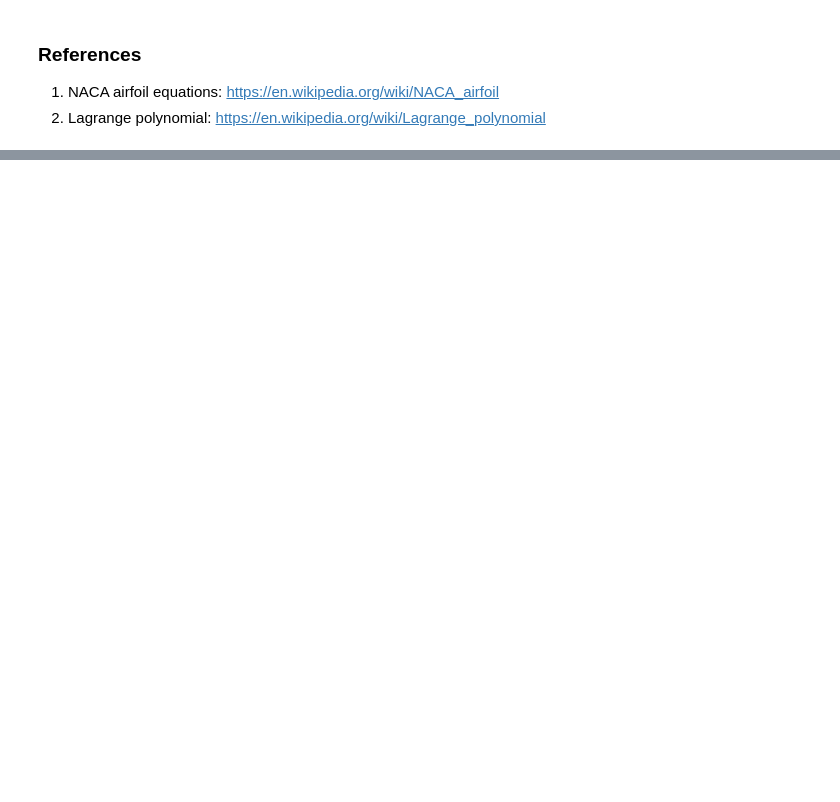
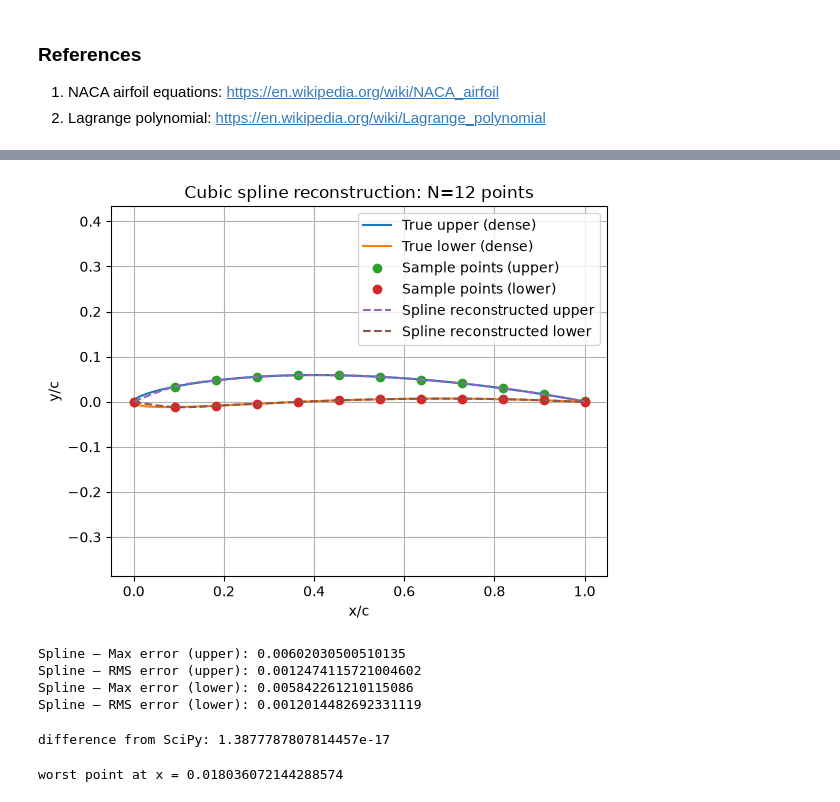
Before and after one commit to Aathi2165/AE801_2026, a Jupyter notebook: interpolation/Atharva_Patil_interpolation.ipynb, the cells around one changed output, grey strips where cells are left out. Cells and saved outputs as stored; diff of their text form; code cells hidden in the pictures; blank space fills up the shorter version.

Commit message:
Added cubic spline

```diff
--- a/interpolation/Atharva_Patil_interpolation.ipynb
+++ b/interpolation/Atharva_Patil_interpolation.ipynb
@@ -326,0 +394,62 @@ RMS_error_lower_cos=0.0009043542006386653
+# %%
+xtrue, yutrue, yltrue, yctrue = naca_4digit(m, p, t, n=500)
+x, yu, yl, yc = naca_4digit(m, p, t, n=12)
+
+
+M_upper = cubic_spline_M(x, yu)
+M_lower = cubic_spline_M(x, yl)
+# %%
+y_spline_upper = []
+for xx in xtrue:
+    y_spline_upper.append(spline_eval(x, yu, M_upper, xx))
+y_spline_upper = np.array(y_spline_upper)
+
+y_spline_lower = []
+for xx in xtrue:
+    y_spline_lower.append(spline_eval(x, yl, M_lower, xx))
+y_spline_lower = np.array(y_spline_lower)
+# %%
+plt.plot(xtrue, yutrue, label="True upper (dense)")
+plt.plot(xtrue, yltrue, label="True lower (dense)")
+plt.plot(x, yu, 'o', label="Sample points (upper)")
+plt.plot(x, yl, 'o', label="Sample points (lower)")
+plt.plot(xtrue, y_spline_upper, '--', label="Spline reconstructed upper")
+plt.plot(xtrue, y_spline_lower, '--', label="Spline reconstructed lower")
+plt.axis("equal")
+plt.legend()
+plt.grid(True)
+plt.xlabel("x/c")
+plt.ylabel("y/c")
+plt.title(f"Cubic spline reconstruction: N={len(x)} points")
+plt.show()
+# %% [output]
+[figure, added]
+# %%
+error_upper_spline = yutrue - y_spline_upper
+error_lower_spline = yltrue - y_spline_lower
+
+max_error_upper_spline = np.max(np.abs(error_upper_spline))
+rms_error_upper_spline = np.sqrt(np.mean(error_upper_spline**2))
+max_error_lower_spline = np.max(np.abs(error_lower_spline))
+rms_error_lower_spline = np.sqrt(np.mean(error_lower_spline**2))
+
+print(f"Spline — Max error (upper): {max_error_upper_spline}")
+print(f"Spline — RMS error (upper): {rms_error_upper_spline}")
+print(f"Spline — Max error (lower): {max_error_lower_spline}")
+print(f"Spline — RMS error (lower): {rms_error_lower_spline}")
+# %% [output]
+Spline — Max error (upper): 0.00602030500510135
+Spline — RMS error (upper): 0.0012474115721004602
+Spline — Max error (lower): 0.005842261210115086
+Spline — RMS error (lower): 0.0012014482692331119
+# %%
+from scipy.interpolate import CubicSpline
+
+cs = CubicSpline(x, yu, bc_type='natural')
+print("difference from SciPy:", np.max(np.abs(cs(xtrue) - y_spline_upper)))
+# %% [output]
+difference from SciPy: 1.3877787807814457e-17
+# %%
+print("worst point at x =", xtrue[np.argmax(np.abs(error_upper_spline))])
+# %% [output]
+worst point at x = 0.018036072144288574
```
Also changed, not shown: parts of 17 cells of this notebook.
